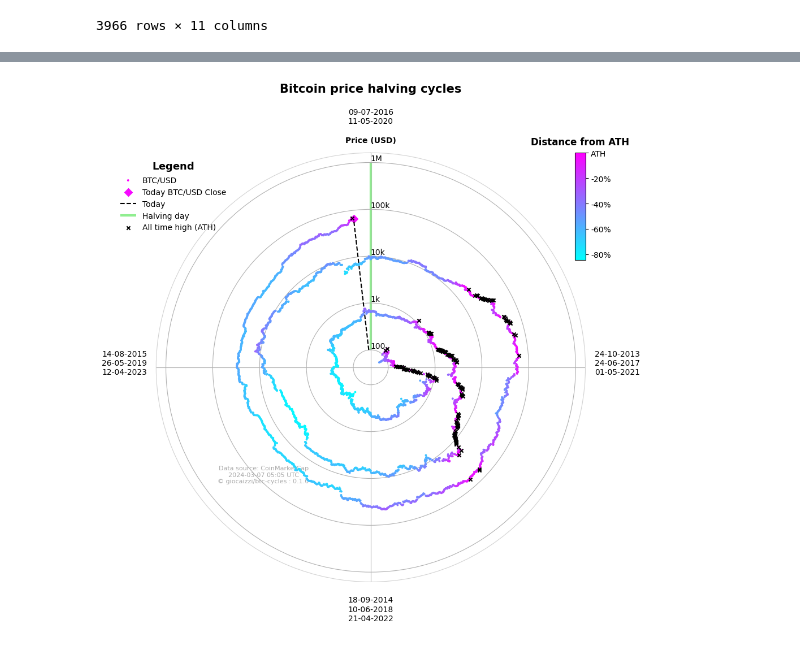
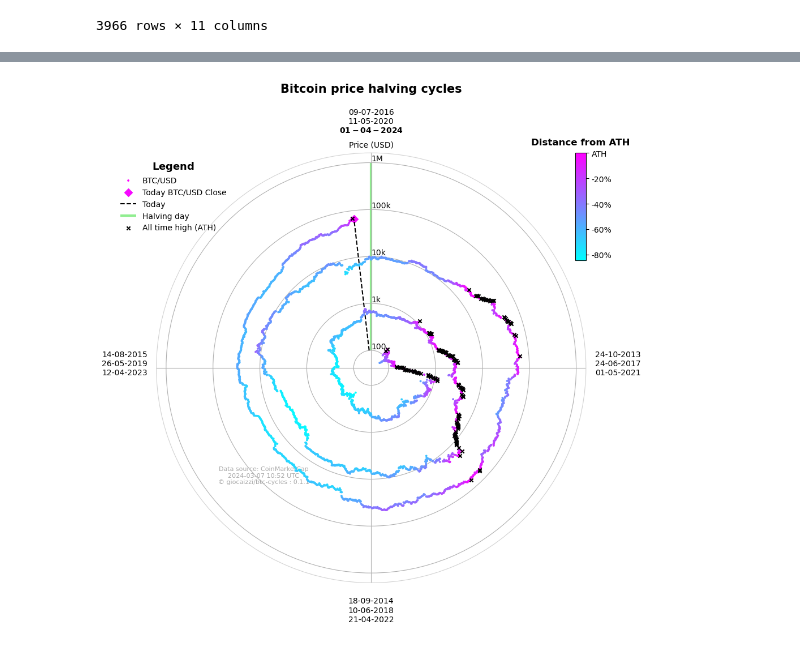
Before and after one commit to giocaizzi/btc-cycles, a Jupyter notebook: bitcoin.ipynb, the cells around one changed output, grey strips where cells are left out. Cells and saved outputs as stored; diff of their text form; code cells hidden in the pictures.

Commit message:
halving day added to labels

```diff
--- a/bitcoin.ipynb
+++ b/bitcoin.ipynb
@@ -102,6 +102,10 @@ cycle_progress_dates["cycle_progress"] = cycle_progress_dates["cycle_progress"].
 cycle_progress_dates = cycle_progress_dates.groupby("cycle_progress")[["Date"]].apply(
     lambda x: ''.join(f'{label}\n' for label in x["Date"].dt.strftime("%d-%m-%Y").to_list())
 )
+
+predicted_halving_string = r'$\bf{{{}}}$'.format(btc_predicted_halving.strftime("%d-%m-%Y"))
+
+cycle_progress_dates.iloc[0] = cycle_progress_dates.iloc[0] + predicted_halving_string
 cycle_progress_dates
 # %% [output]
 cycle_progress
@@ -216,8 +220,8 @@ axes.set_xticklabels(
     fontsize=10,
 )
 axes.set_rlabel_position(0)
-axes.set_ylabel("Price (USD)", fontdict={"fontweight": "bold"}, rotation=0)
-axes.yaxis.set_label_coords(0.5, 1.02)
+axes.set_ylabel("Price (USD)", rotation=0)
+axes.yaxis.set_label_coords(0.5, 1.01)
 axes.tick_params(axis="both", which="major", pad=30)
 [spine.set_edgecolor("lightgrey") for spine in axes.spines.values()]
 axes.set_title(
@@ -255,31 +259,31 @@ cbar = f.colorbar(
     cax=inset_ax,
     orientation="vertical",
     ticks=[0, -0.2, -0.4, -0.6, -0.8, -1],
 )
 cbar.ax.set_yticklabels(["ATH", "-20%", "-40%", "-60%", "-80%", "-100%"])
 inset_ax.set_title("Distance from ATH", fontdict={"fontweight": "bold"}, pad=10)
 
 date = datetime.datetime.utcnow()
 date_text = date.strftime("%Y-%m-%d %H:%M UTC")
 
 # date, and copyright
 axes.annotate(
     (
         'Data source: CoinMarketCap\n'
         f'{date_text}\n'
         f"© giocaizzi/btc-cycles : {__version__}"
     ),
     xy=(0.25, 0.25),
     xytext=(0.25, 0.25),
     xycoords="axes fraction",
     textcoords="axes fraction",
     fontsize=8,
     ha="center",
     va="center",
     color="darkgrey",
 )
 
 f.tight_layout()
 f.savefig("bitcoin", dpi=300)
 # %% [output]
-[figure, old version]
+[figure, new version]
```
Also changed, not shown: parts of 2 cells of this notebook, 1 other file.
